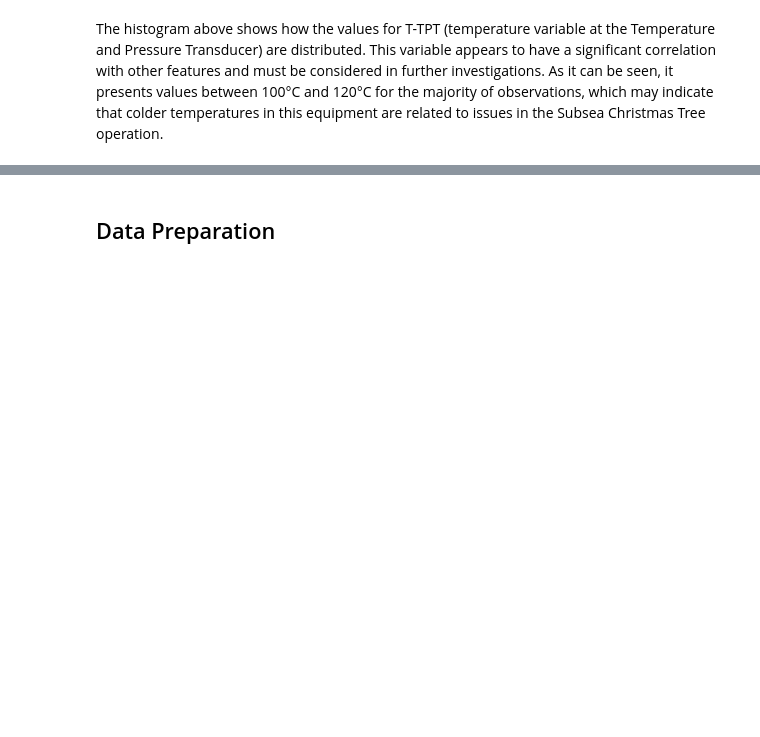
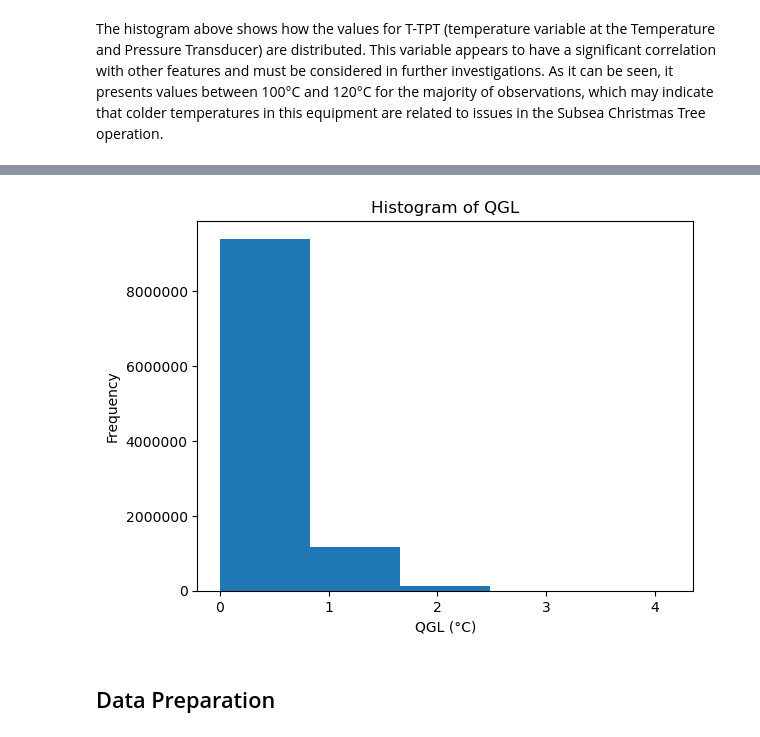
Before and after one commit to RealDyllon/3W-Petrobras, a Jupyter notebook: overviews/_baseline/Explore_dataset.ipynb, the cells around one changed output, grey strips where cells are left out. Cells and saved outputs as stored; diff of their text form; code cells hidden in the pictures; blank space fills up the shorter version.

```diff
--- a/overviews/_baseline/Explore_dataset.ipynb
+++ b/overviews/_baseline/Explore_dataset.ipynb
@@ -233,3 +233,16 @@ plt.show()
+# %%
+column = 'QGL'
+df[column].plot(kind='hist', bins=5)
+plt.title('Histogram of {}'.format(column))
+plt.xlabel(f'{column} (°C)')
+plt.ylabel('Frequency')
+
+# Set the y-axis to show millions
+ax = plt.gca()
+ax.ticklabel_format(style='plain', axis='y', useOffset=False)
+plt.show()
+# %% [output]
+[figure, added]
 # %% [markdown]
 ## Data Preparation
 # %%
```
Also changed, not shown: parts of 3 cells of this notebook.
